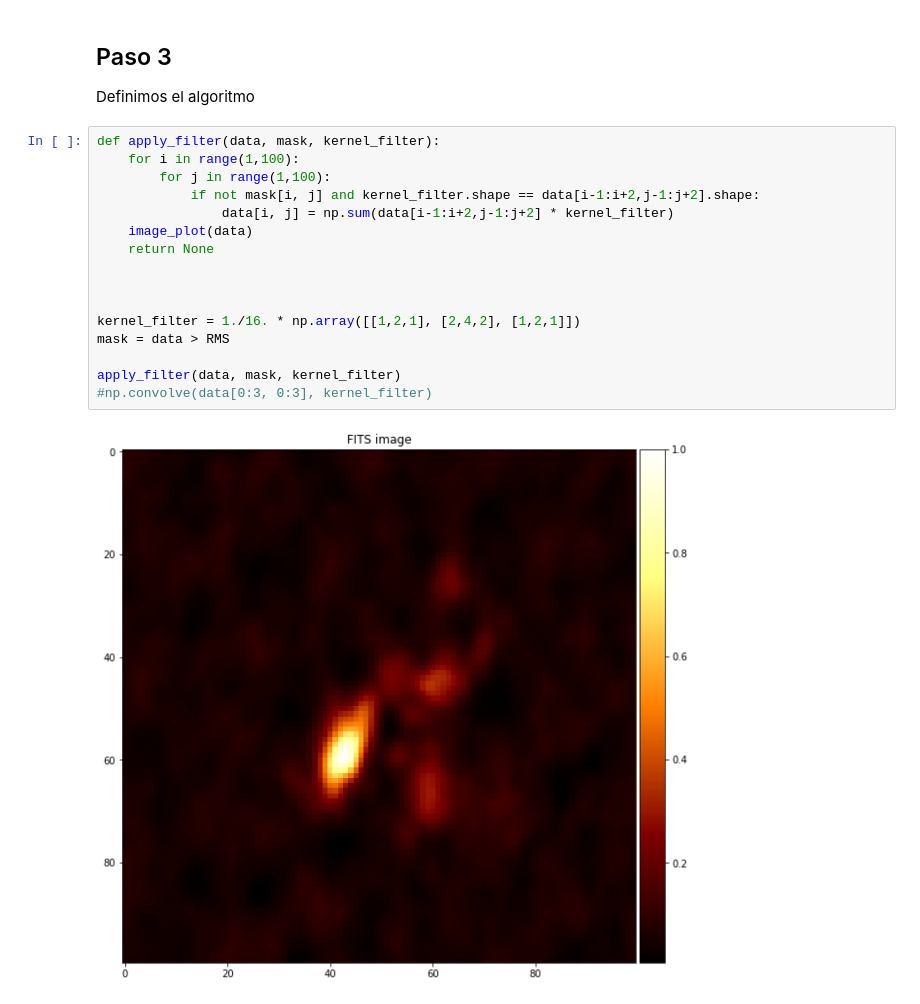
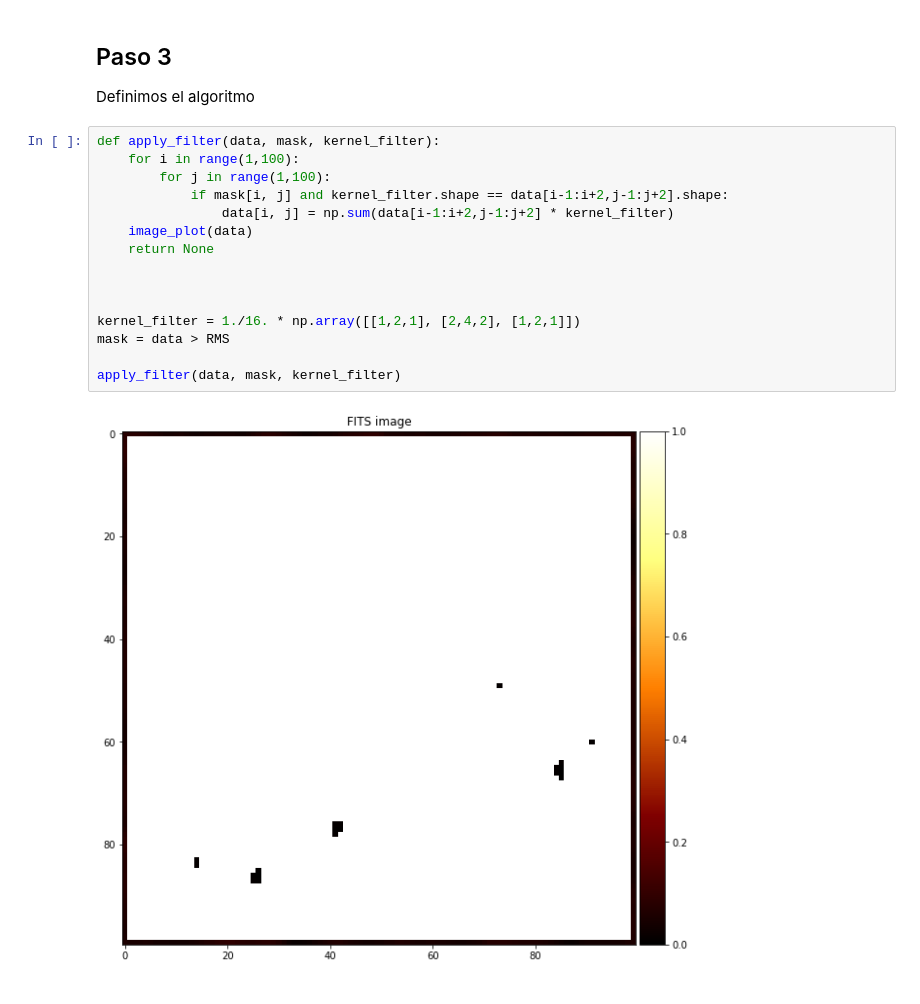
Before and after one commit to avberrio/programacion_cientifica, a Jupyter notebook: Actividades/Actividad 2/Untitled.ipynb, the cells around one changed output. Cells and saved outputs as stored; diff of their text form.

```diff
--- a/Actividades/Actividad 2/Untitled.ipynb
+++ b/Actividades/Actividad 2/Untitled.ipynb
@@ -67,18 +67,17 @@ Definimos el algoritmo
 # %%
 def apply_filter(data, mask, kernel_filter):
     for i in range(1,100):
         for j in range(1,100):
-            if not mask[i, j] and kernel_filter.shape == data[i-1:i+2,j-1:j+2].shape:
+            if mask[i, j] and kernel_filter.shape == data[i-1:i+2,j-1:j+2].shape:
                 data[i, j] = np.sum(data[i-1:i+2,j-1:j+2] * kernel_filter)
     image_plot(data)
     return None
 
 
 
 kernel_filter = 1./16. * np.array([[1,2,1], [2,4,2], [1,2,1]])
 mask = data > RMS
 
 apply_filter(data, mask, kernel_filter)
-#np.convolve(data[0:3, 0:3], kernel_filter)
 # %% [output]
-[figure, old version]
+[figure, new version]
```
